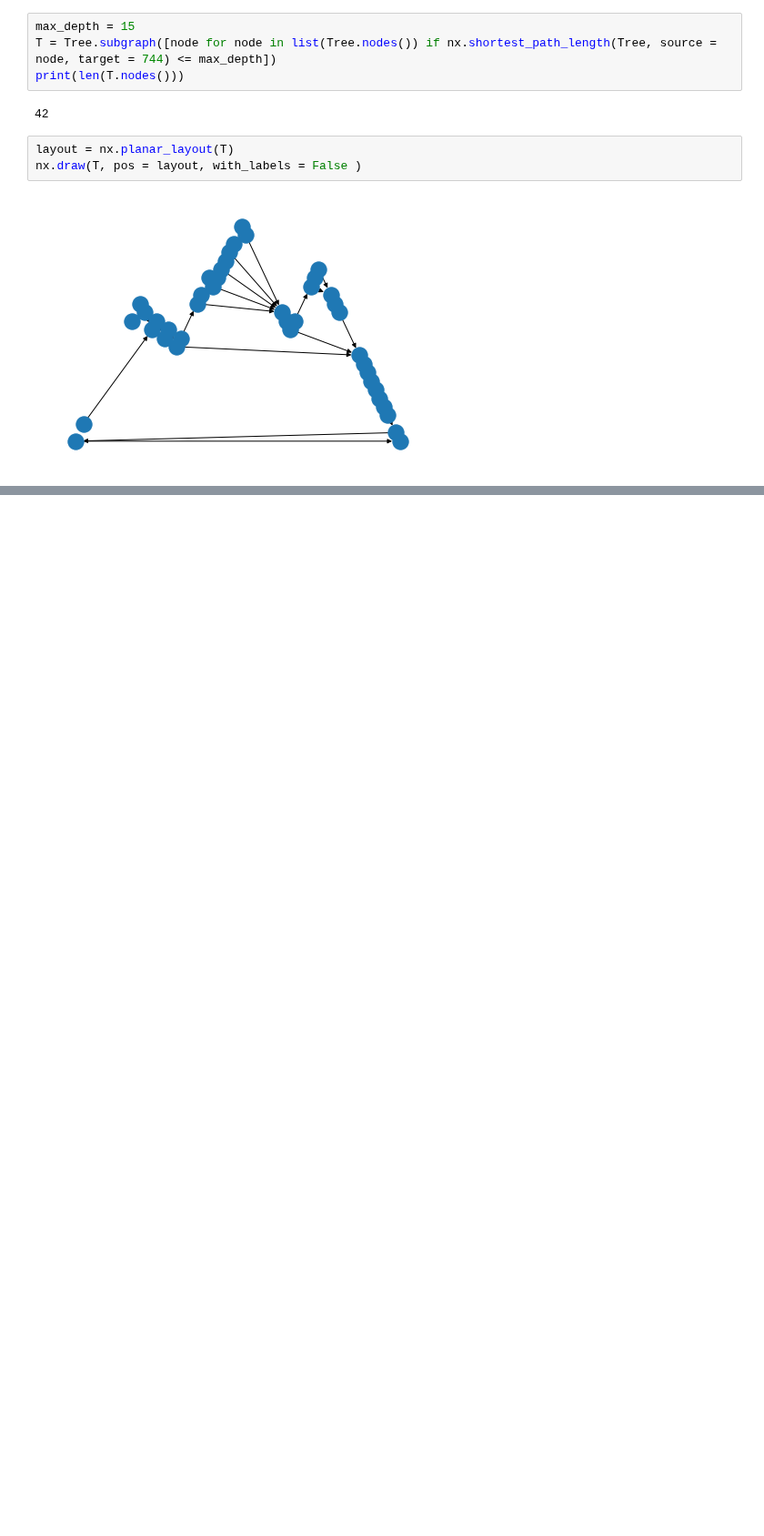
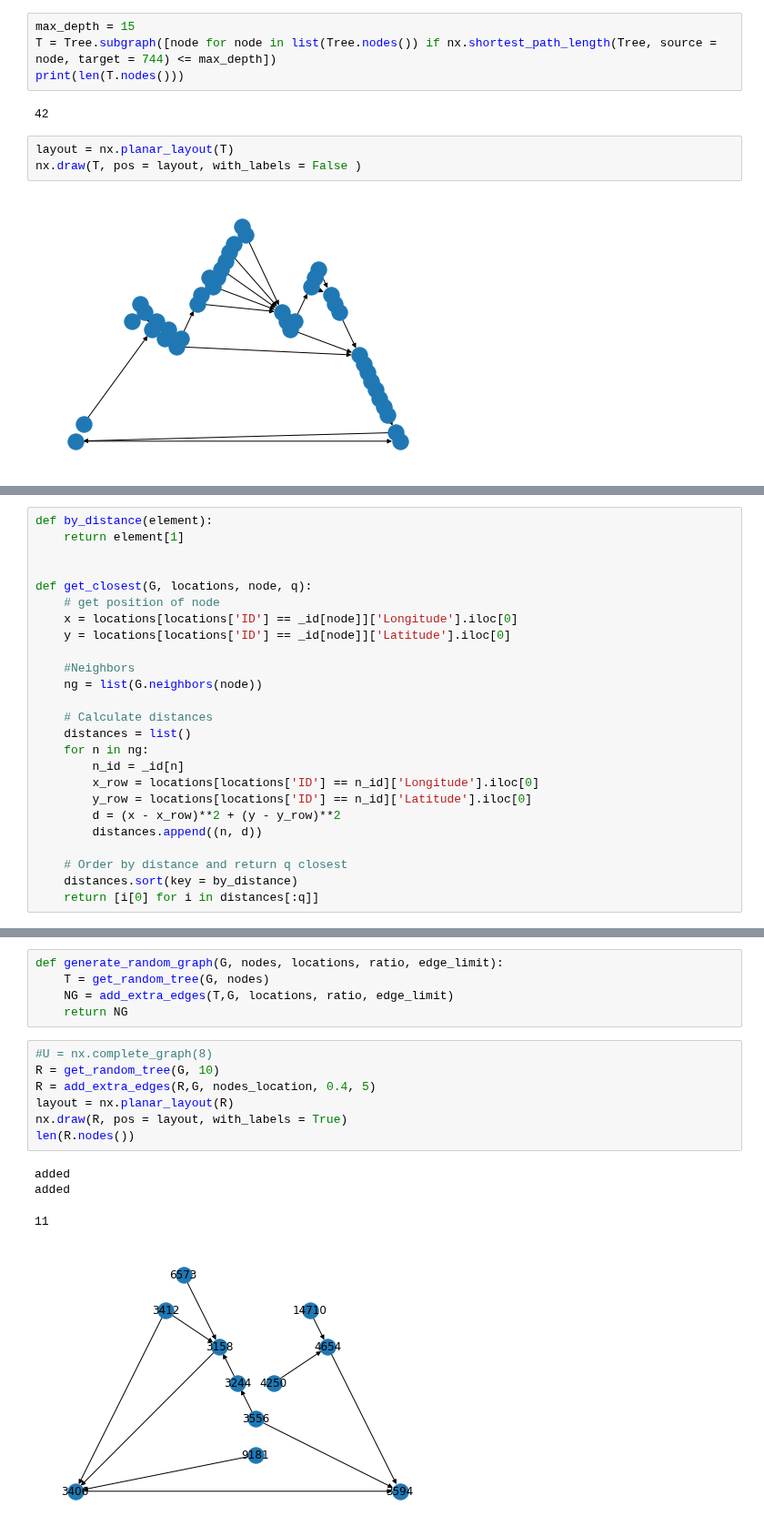
Before and after one commit to josebaboun/Alcantarillado-COVID, a Jupyter notebook: Otros archivos/Tree_generation.ipynb, the cells around one changed output, grey strips where cells are left out. Shown at 91% size. Cells and saved outputs as stored; diff of their text form; blank space fills up the shorter version.

```diff
--- a/Otros archivos/Tree_generation.ipynb
+++ b/Otros archivos/Tree_generation.ipynb
@@ -132,0 +180,25 @@ nx.draw(T, pos = layout, with_labels = False )
+# %%
+def by_distance(element):
+    return element[1]
+
+
+def get_closest(G, locations, node, q):
+    # get position of node
+    x = locations[locations['ID'] == _id[node]]['Longitude'].iloc[0]
+    y = locations[locations['ID'] == _id[node]]['Latitude'].iloc[0]
+
+    #Neighbors
+    ng = list(G.neighbors(node))
+
+    # Calculate distances
+    distances = list()
+    for n in ng:
+        n_id = _id[n]
+        x_row = locations[locations['ID'] == n_id]['Longitude'].iloc[0]
+        y_row = locations[locations['ID'] == n_id]['Latitude'].iloc[0]
+        d = (x - x_row)**2 + (y - y_row)**2
+        distances.append((n, d))
+
+    # Order by distance and return q closest
+    distances.sort(key = by_distance)
+    return [i[0] for i in distances[:q]]
@@ -132,0 +244,17 @@ nx.draw(T, pos = layout, with_labels = False )
+# %%
+def generate_random_graph(G, nodes, locations, ratio, edge_limit):
+    T = get_random_tree(G, nodes)
+    NG = add_extra_edges(T,G, locations, ratio, edge_limit)
+    return NG
+# %%
+#U = nx.complete_graph(8)
+R = get_random_tree(G, 10)
+R = add_extra_edges(R,G, nodes_location, 0.4, 5)
+layout = nx.planar_layout(R)
+nx.draw(R, pos = layout, with_labels = True)
+len(R.nodes())
+# %% [output]
+added
+added
+11
+[figure, added]
```
Also changed, not shown: parts of 18 cells of this notebook, 5 other files.
